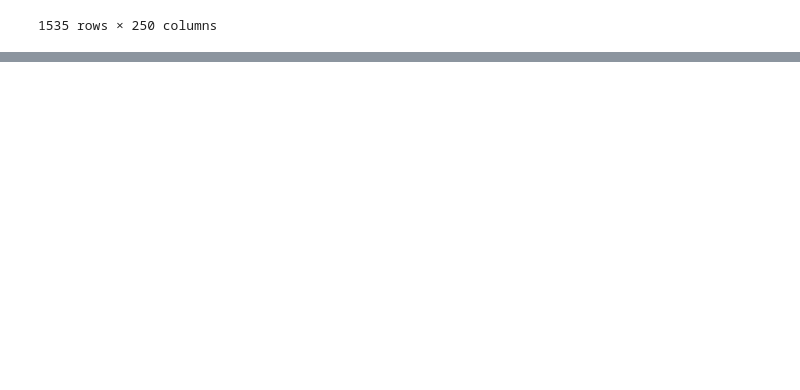
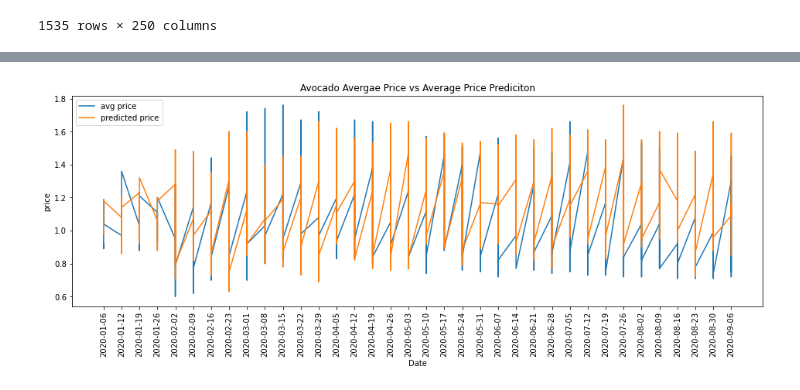
Before and after one commit to davidmcbee/Health_and_Avocados, a Jupyter notebook: LSTM_Multivariate_Prices_climate.ipynb, the cells around one changed output, grey strips where cells are left out. Cells and saved outputs as stored; diff of their text form; code cells hidden in the pictures; blank space fills up the shorter version.

```diff
--- a/LSTM_Multivariate_Prices_climate.ipynb
+++ b/LSTM_Multivariate_Prices_climate.ipynb
@@ -695,5 +695,18 @@ See the caveats in the documentation: https://pandas.pydata.org/pandas-docs/stab
 # %%
 display_df.to_csv('lstm_predictions_org_prices_clim.csv')
+# %%
+plt.plot(display_df['date'], display_df['avg_price'], label= 'avg price')
+plt.plot(display_df['date'], display_df['predictions'], label= 'predicted price')
+fig=plt.gcf()
+fig.set_size_inches(16,5)
+plt.legend(loc='upper left')
+plt.xlabel('Date')
+plt.ylabel('price')
+plt.title('Avocado Avergae Price vs Average Price Prediciton')
+plt.xticks(rotation=90)
+plt.show()
+# %% [output]
+[figure, added]
 # %%
 onecity = display_df.loc[cleaned_df['geography'] == 'Albany']
 onecity.shape
```
Also changed, not shown: parts of 9 cells of this notebook, 5 other files.
